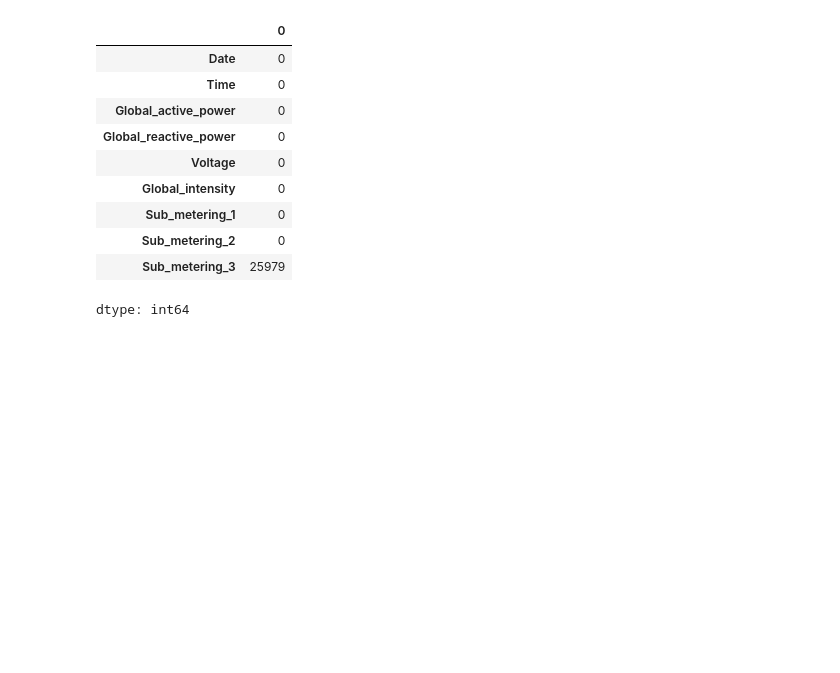
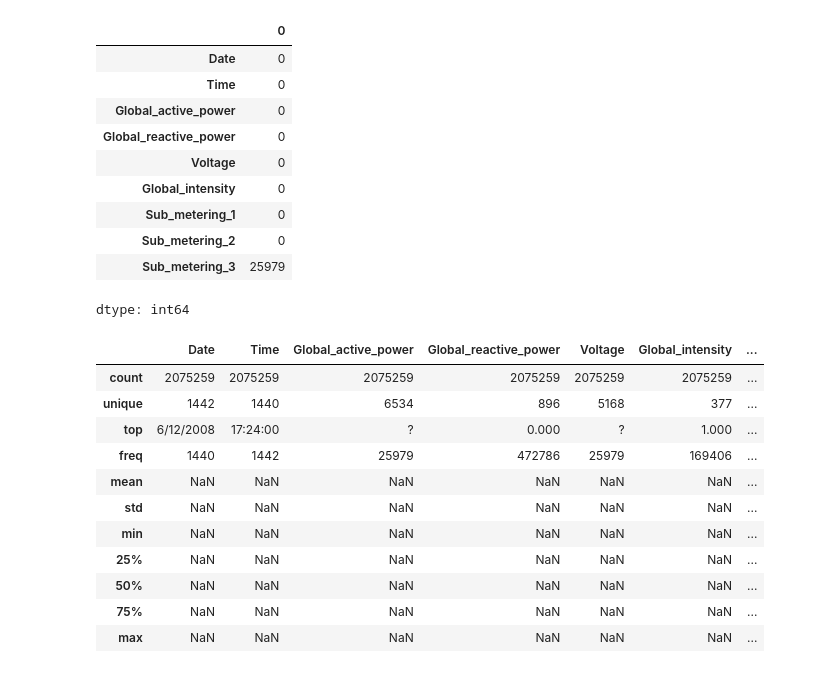
Before and after one commit to DHARMADEVIKEERTHI/PowerPulse-Household-Energy-Usage-Forecast, a Jupyter notebook: Powerhouse.ipynb, the cells around one changed output. Drawn from its saved outputs; the diff is of its cells as text; code cells hidden in the pictures; blank space fills up the shorter version.

```diff
--- a/Powerhouse.ipynb
+++ b/Powerhouse.ipynb
@@ -66,3 +82,18 @@ df.isna().sum()
 | Sub_metering_2 | 0 |
 | Sub_metering_3 | 25979 |
 dtype: int64
+# %%
+df.describe(include='all')
+# %% [output]
+|  | Date | Time | Global_active_power | Global_reactive_power | Voltage | Global_intensity | ... |
+| count | 2075259 | 2075259 | 2075259 | 2075259 | 2075259 | 2075259 | ... |
+| unique | 1442 | 1440 | 6534 | 896 | 5168 | 377 | ... |
+| top | 6/12/2008 | 17:24:00 | ? | 0.000 | ? | 1.000 | ... |
+| freq | 1440 | 1442 | 25979 | 472786 | 25979 | 169406 | ... |
+| mean | NaN | NaN | NaN | NaN | NaN | NaN | ... |
+| std | NaN | NaN | NaN | NaN | NaN | NaN | ... |
+| min | NaN | NaN | NaN | NaN | NaN | NaN | ... |
+| 25% | NaN | NaN | NaN | NaN | NaN | NaN | ... |
+| 50% | NaN | NaN | NaN | NaN | NaN | NaN | ... |
+| 75% | NaN | NaN | NaN | NaN | NaN | NaN | ... |
+| max | NaN | NaN | NaN | NaN | NaN | NaN | ... |
```
Also changed, not shown: parts of 15 cells of this notebook.
